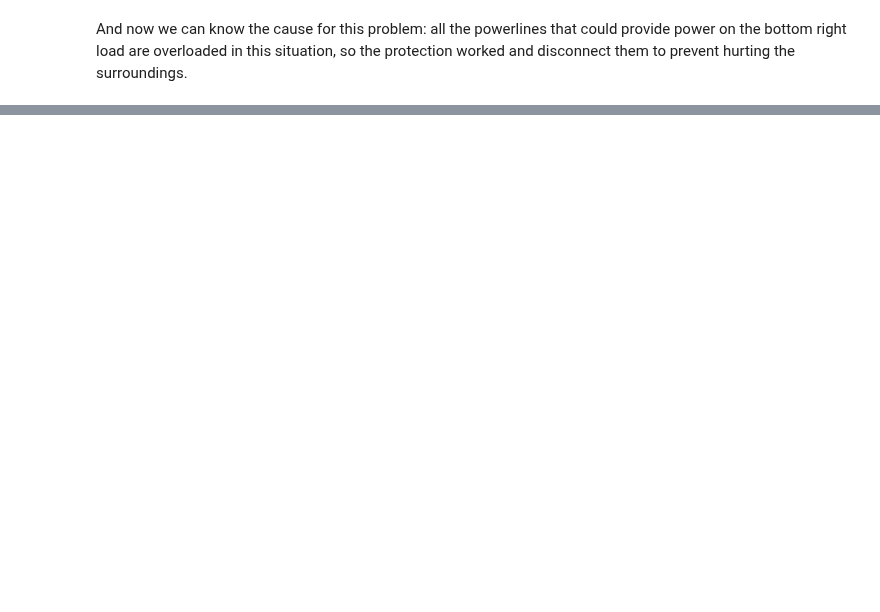
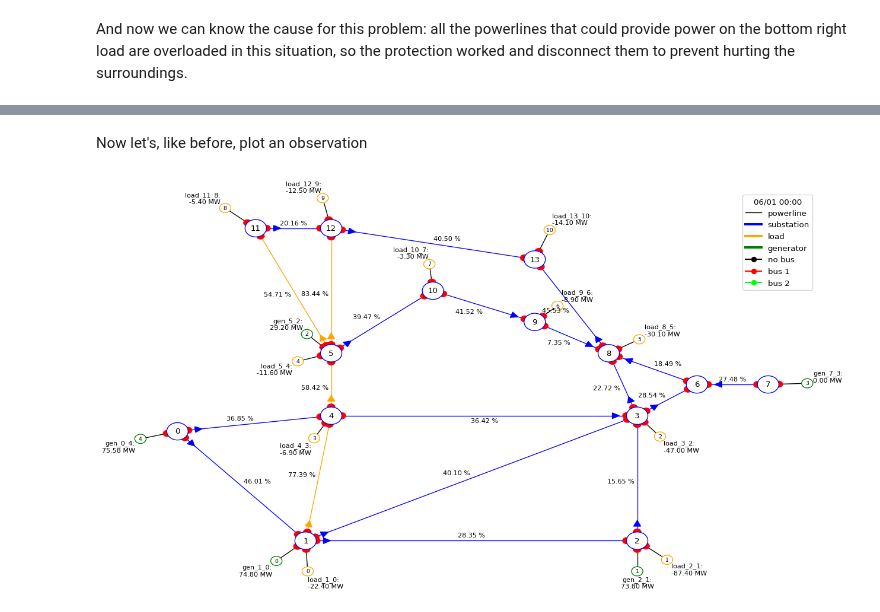
Before and after one commit to Grid2op/grid2op, a Jupyter notebook: getting_started/0_SmallExample.ipynb, the cells around one changed output, grey strips where cells are left out. Drawn from its saved outputs; the diff is of its cells as text; code cells hidden in the pictures; blank space fills up the shorter version.

```diff
--- a/getting_started/0_SmallExample.ipynb
+++ b/getting_started/0_SmallExample.ipynb
@@ -101,0 +115,7 @@ And now we can know the cause for this problem: all the powerlines that could pr
+# %% [markdown]
+Now let's, like before, plot an observation
+# %%
+obs_before = env_14.reset()
+_ = plot_helper_14.plot_obs(obs_before)
+# %% [output]
+[figure, added]
```
Also changed, not shown: parts of 12 cells of this notebook, 4 other files.
